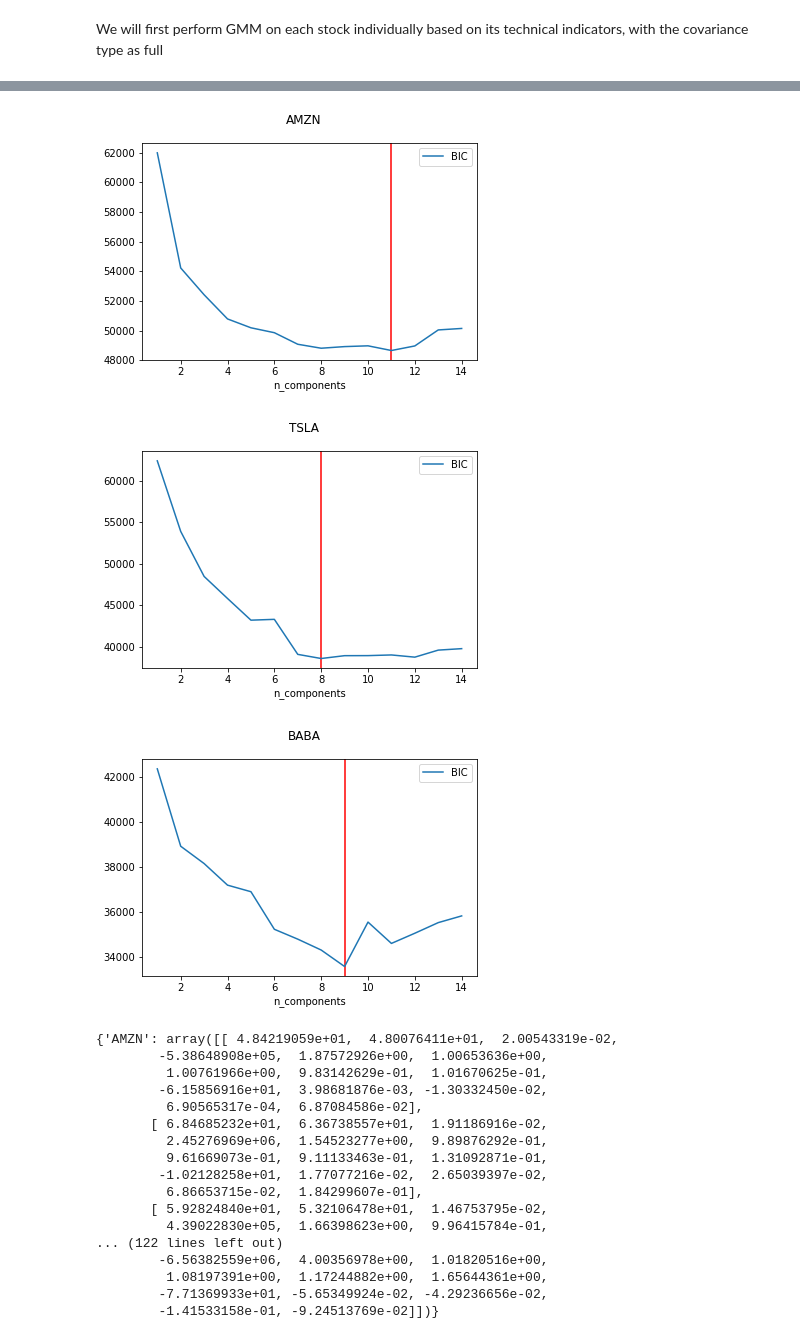
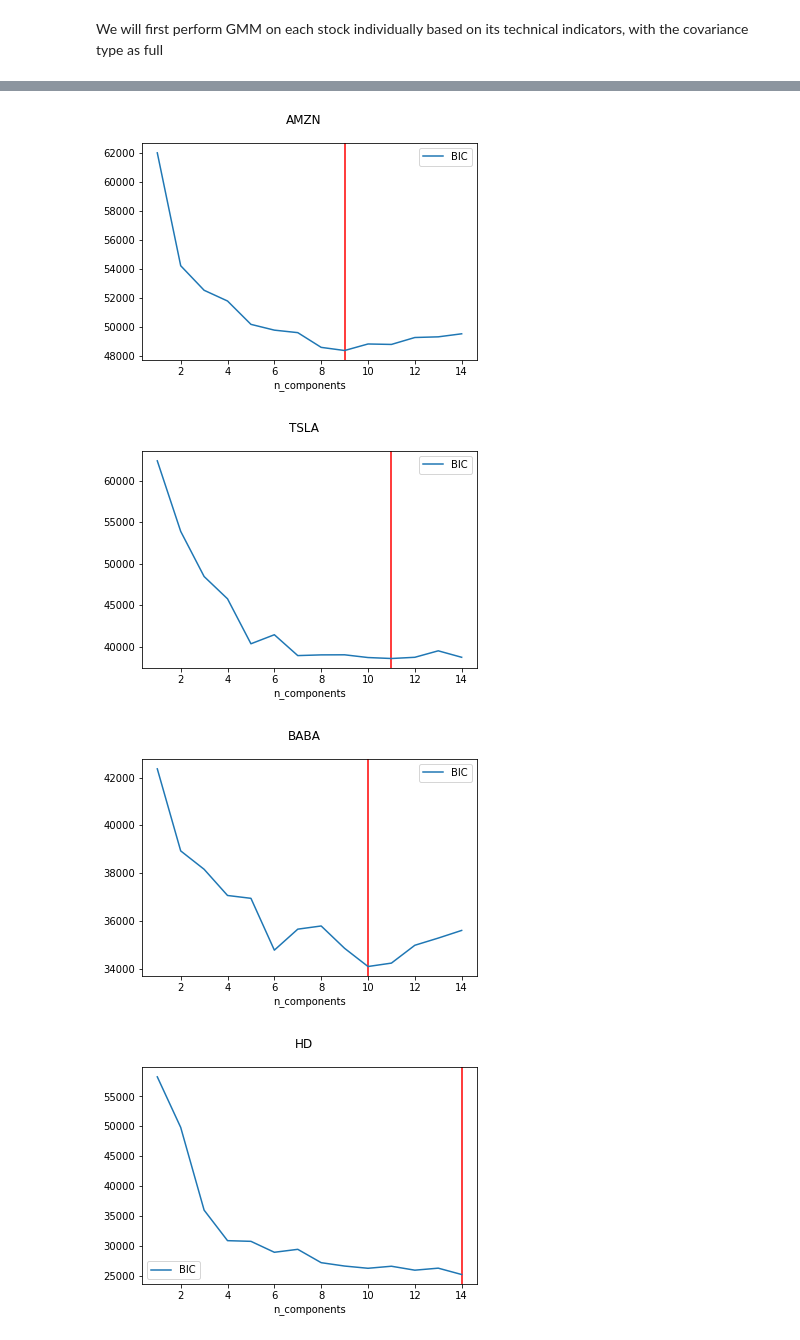
Before and after one commit to dmace2/analyzing-financial-methods, a Jupyter notebook: gmm.ipynb, the cells around one changed output, grey strips where cells are left out. Drawn from its saved outputs; the diff is of its cells as text; code cells hidden in the pictures.

Commit message:
saved centroids

```diff
--- a/gmm.ipynb
+++ b/gmm.ipynb
@@ -34,10 +42,9 @@ import matplotlib.pyplot as plt
 # %% [markdown]
 We will first perform GMM on each stock individually based on its technical indicators, with the covariance type as full
 # %%
-centroids_by_stock = {}
+for i in range(len(tickers)):
+    print(f"Clustering on {tickers[i]}")
 
-
-for i in range(3):
     # read in data from csv
     data = pd.read_csv(f'./data/{tickers[i]}.csv')
 
@@ -52,30 +59,26 @@ for i in range(3):
     newPlot.suptitle(tickers[i])
     n_components = np.arange(1, features.shape[1]+1)
     gmms = [GaussianMixture(n_components=k, covariance_type='full').fit(X) for k in n_components]
+
     bics = np.array([gmm.bic(X) for gmm in gmms])
+
     minidx = np.argmin(bics)
     centroids = gmms[minidx].means_
 
-
-
     # descale centroids
     centroids = scaler.inverse_transform(centroids)
-    centroids_by_stock[tickers[i]] = centroids
 
+    # create df for centroids
+    centroids_df = pd.DataFrame(centroids, columns=data.columns[6:])
+    if not os.path.exists("centroids"):
+        os.mkdir("centroids")
+    centroids_df.to_csv(f'./centroids/{tickers[i]}_centroids.csv')
 
+    # plot the results
     plt.axvline(x=minidx + 1, color='r')
     plt.plot(n_components, bics, label='BIC')
     plt.legend(loc='best')
     plt.xlabel('n_components')
 
-
-
-    #labels = gmm.predict(X)
-
-    #newPlot = plt.figure(i)
-    #newPlot.suptitle(tickers[i])
-    #plt.scatter(X[:, 0], X[:, 1], c=labels, s=10, cmap='viridis')
-
 plt.show()
-print(centroids_by_stock)
 # %% [output]
@@ -82,20 +105,4 @@ print(centroids_by_stock)
-[figure, old version]
+[figure, new version]
-[figure, old version]
+[figure, new version]
-[figure, old version]
+[figure, new version]
-{'AMZN': array([[ 4.84219059e+01,  4.80076411e+01,  2.00543319e-02,
-        -5.38648908e+05,  1.87572926e+00,  1.00653636e+00,
-         1.00761966e+00,  9.83142629e-01,  1.01670625e-01,
-        -6.15856916e+01,  3.98681876e-03, -1.30332450e-02,
-         6.90565317e-04,  6.87084586e-02],
-       [ 6.84685232e+01,  6.36738557e+01,  1.91186916e-02,
-         2.45276969e+06,  1.54523277e+00,  9.89876292e-01,
-         9.61669073e-01,  9.11133463e-01,  1.31092871e-01,
-        -1.02128258e+01,  1.77077216e-02,  2.65039397e-02,
-         6.86653715e-02,  1.84299607e-01],
-       [ 5.92824840e+01,  5.32106478e+01,  1.46753795e-02,
-         4.39022830e+05,  1.66398623e+00,  9.96415784e-01,
-... (122 lines left out)
-        -6.56382559e+06,  4.00356978e+00,  1.01820516e+00,
-         1.08197391e+00,  1.17244882e+00,  1.65644361e+00,
-        -7.71369933e+01, -5.65349924e-02, -4.29236656e-02,
-        -1.41533158e-01, -9.24513769e-02]])}
+[figure, added]
```
Also changed, not shown: parts of 6 cells of this notebook, 41 other files.
